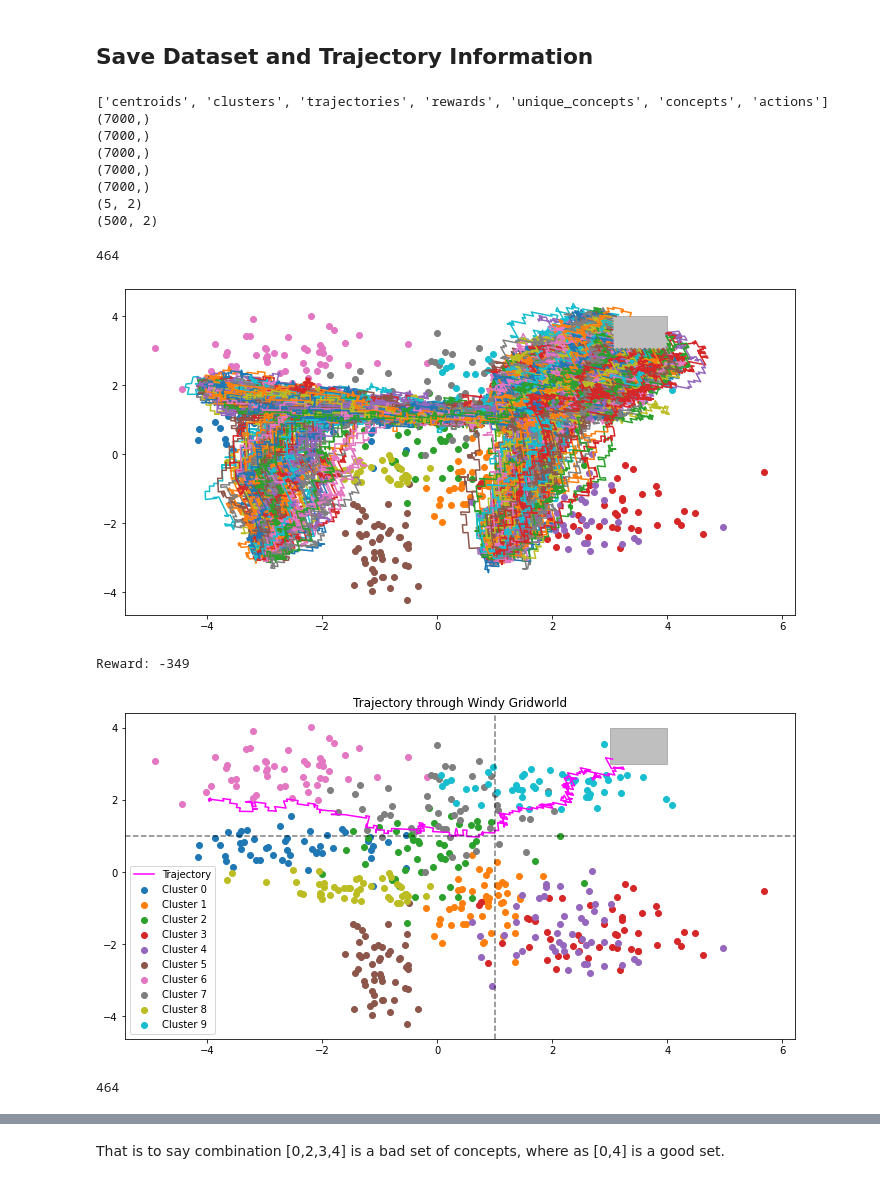
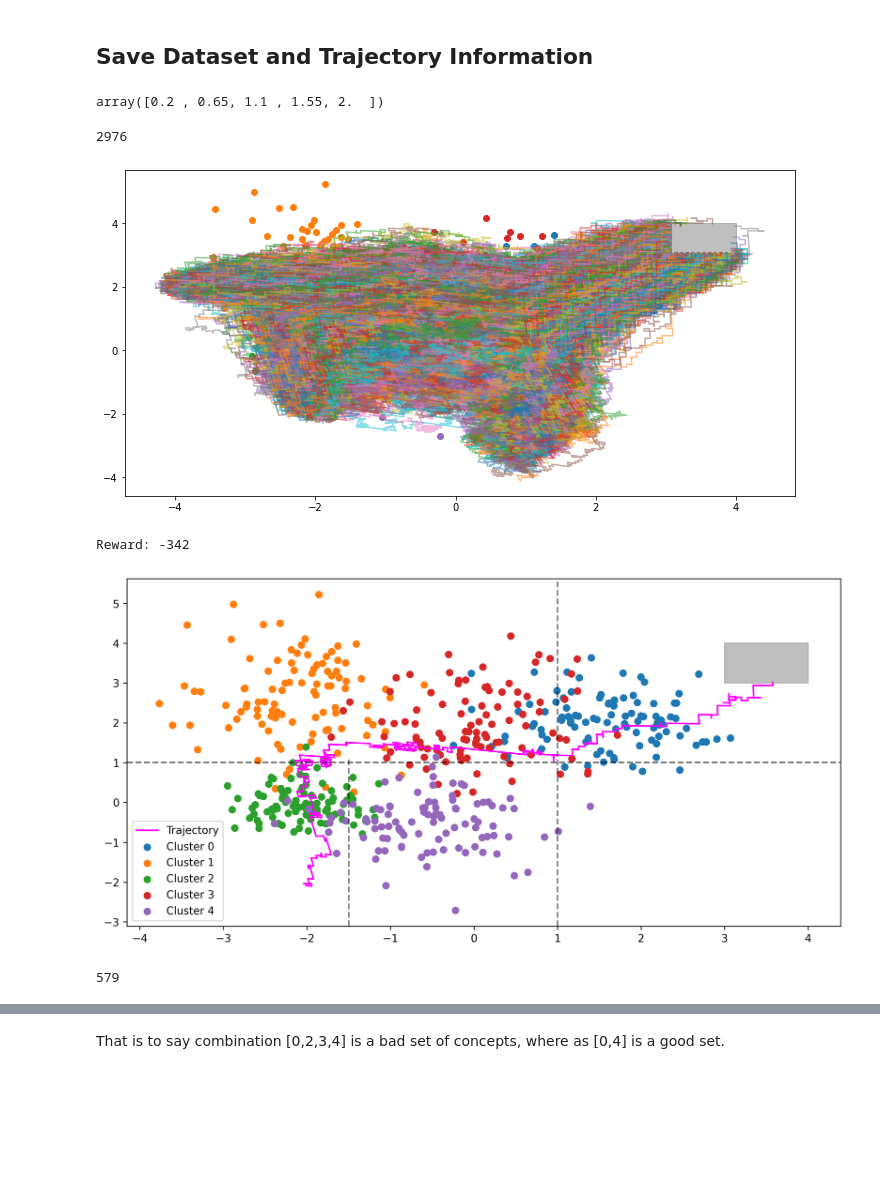
Before and after one commit to jackteversham/concepts-ope, a Jupyter notebook: toy_ope_windy_gridworld.ipynb, the cells around one changed output, grey strips where cells are left out. Saved outputs shown, nothing was run; the diff lists cells and outputs as text; code cells hidden in the pictures; blank space fills up the shorter version.

Commit message:
new datasets. new models. new findings

```diff
--- a/toy_ope_windy_gridworld.ipynb
+++ b/toy_ope_windy_gridworld.ipynb
@@ -8,8 +8,8 @@ from tqdm.notebook import tqdm
 
 The state space is 2-dimensional, consisting of `num_concepts` different classes. Class $c_i$ is generated by sampling from a normal distribution $~\mathcal{N}(\mu_{c_i}, \sigma_{c_i})$. The concept of a class is assumed to be its mean $\mu_{c_i}$.
 # %%
-num_concepts = 10
-examples_per_concept = 50
+num_concepts = 5
+examples_per_concept = 100
 # %%
 #Sample candidate class means from uniform distribution
 x1 = np.random.uniform(-3, 3, num_concepts)
@@ -96,7 +70,7 @@ During trajectory generation, we can assign a state to a concept/cluster possibl
 
 * How to define a behaviour policy? Example: Starting in the bottom right corner, move up and right with greater and probability of moving left and down respectively.
 # %%
-means, clusters, trajectories, rewards, unique_concepts, concepts, actions = load_dataset_and_trajectories("saved_data/dataset_epsilon_more_concepts.npz")
+means, clusters, trajectories, rewards, unique_concepts, concepts, actions = load_dataset_and_trajectories("saved_data/dataset_epsilon_large.npz")
 print(np.array(trajectories, dtype=object).shape)
 print(np.array(rewards).shape)
 print(np.array(unique_concepts, dtype=object).shape)
@@ -104,5 +78,27 @@ print(np.array(concepts, dtype=object).shape)
 print(np.array(actions, dtype=object).shape)
 print(means.shape)
 print(clusters.shape)
+
+from sklearn.neighbors import KNeighborsClassifier
+import numpy as np
+# means, clusters, _, _, _, _, _ = load_dataset_and_trajectories("saved_data/dataset_large.npz")
+
+# Load some example data
+X_train = np.array(clusters)
+y_train = np.repeat(np.linspace(0, num_concepts, num_concepts, endpoint=False), examples_per_concept)
+X_test = np.array([[1,1], [3,3],[0,-2]])
+
+
+# Create a kNN classifier with k=3
+knn = KNeighborsClassifier(n_neighbors=10) #smaller k values results in more fluctuation of the concepts
+
+# Train the classifier
+knn.fit(X_train, y_train)
+
+# Predict the labels of the test data
+y_pred = knn.predict(X_test)
+
+# Print the predicted labels
+print(y_pred)
 # %% [output]
 ['centroids', 'clusters', 'trajectories', 'rewards', 'unique_concepts', 'concepts', 'actions']
@@ -145,15 +164,11 @@ save_dataset_and_trajectories(filename=filename, centroids=means, clusters=clust
 # print(np.array(actions, dtype=object).shape)
 # print(means.shape)
 # print(clusters.shape)
+
+np.arange(0.2,2,0.2)
+np.linspace(0.2,2,5)
 # %% [output]
-['centroids', 'clusters', 'trajectories', 'rewards', 'unique_concepts', 'concepts', 'actions']
-(7000,)
-(7000,)
-(7000,)
-(7000,)
-(7000,)
-(5, 2)
-(500, 2)
+array([0.2 , 0.65, 1.1 , 1.55, 2.  ])
 # %%
 #Visualise all trajectories
 print(len(trajectories))
@@ -161,7 +176,7 @@ fig, ax2 = plt.subplots(figsize=(12,6))
 N = 0
 for history in trajectories:
     N += len(history)
-    plt.plot(history[:, 0], history[:, 1], label="Trajectory")
+    plt.plot(history[:, 0], history[:, 1], label="Trajectory", alpha=0.5)
 rect = patches.Rectangle([3, 3], 1, 1, fill=True, color="grey", alpha=0.5)
 ax2.add_patch(rect)
 
@@ -173,34 +188,34 @@ for i in range(num_concepts):
 # plt.legend()
 plt.show()
 # %% [output]
-464
+2976
-[figure, old version]
+[figure, new version]
 # %%
-fig, ax2 = plt.subplots(figsize=(12,6))
+fig, ax2 = plt.subplots(figsize=(12,6), dpi=300)
 index = np.random.randint(0,len(trajectories))
 history = np.array(trajectories[index])
 # print(f"Concepts visited: {concepts[index]}")
 print(f"Reward: {rewards[index]}")
 plt.plot(history[:, 0], history[:, 1], color="magenta", label="Trajectory")
 rect = patches.Rectangle([3, 3], 1, 1, fill=True, color="grey", alpha=0.5)
 ax2.add_patch(rect)
 
 for i in range(num_concepts):
     start = i*examples_per_concept
     end = (i+1)*examples_per_concept
     plt.scatter(clusters[start:end,0], clusters[start:end,1], label=f"Cluster {i}")
 
 plt.axhline(y=1, color='black', linestyle='--', alpha=0.5)
 plt.axvline(x=1, color='black', linestyle='--', alpha=0.5)
+plt.axvline(x=-1.5, ymax=0.485, color='black', linestyle='--', alpha=0.5)
 plt.legend()
-plt.title("Trajectory through Windy Gridworld")
 plt.show()
 
 print(len(trajectories))
 # %% [output]
-Reward: -349
+Reward: -342
-[figure, old version]
+[figure, new version]
-464
+579
 # %%
 unique_concept_combinations_visited = []
 
```
Also changed, not shown: parts of 6 cells of this notebook, 46 other files.
